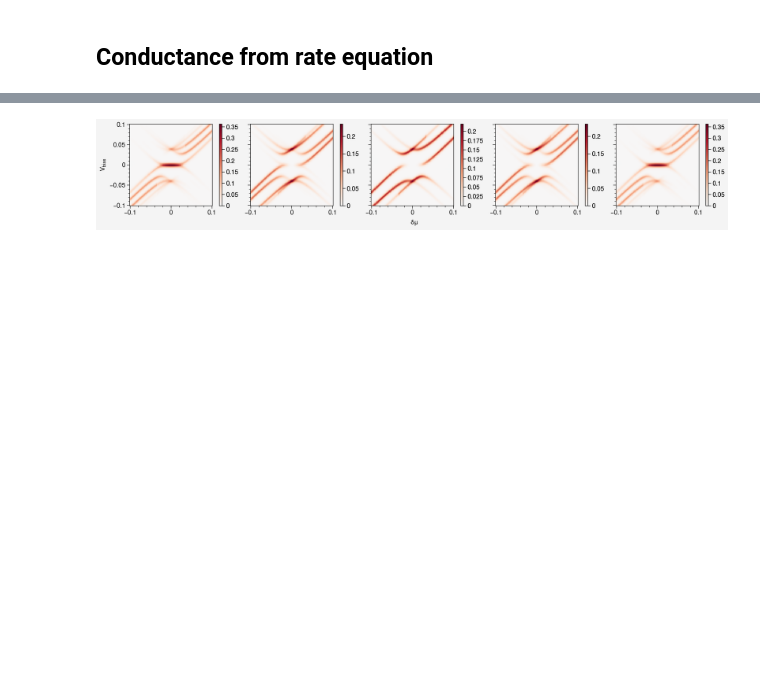
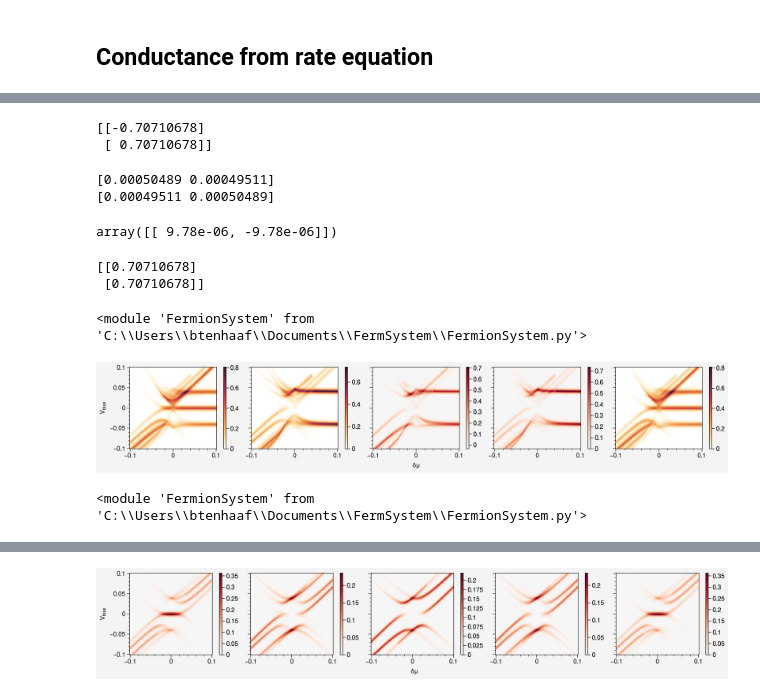
Before and after one commit to SebasRoelofs/KitaevTool, a Jupyter notebook: Introduction.ipynb, the cells around one changed output, grey strips where cells are left out. Cells and saved outputs as stored; diff of their text form; code cells hidden in the pictures; blank space fills up the shorter version.

```diff
--- a/Introduction.ipynb
+++ b/Introduction.ipynb
@@ -303,0 +357,61 @@ for i in range(N):
+# %%
+flipped = np.array([-1,-1])@Gamma_total
+norm = np.array([1,1])@(Gamma_total.T)
+
+solve = np.array([flipped-norm])
+
+V = scp.linalg.null_space(solve)
+print(V)
+# %% [output]
+[[-0.70710678]
+ [ 0.70710678]]
+# %%
+print(flipped)
+print(norm)
+# %% [output]
+[0.00050489 0.00049511]
+[0.00049511 0.00050489]
+# %%
+np.array([flipped-norm])
+# %% [output]
+array([[ 9.78e-06, -9.78e-06]])
+# %%
+Gamma_transp = Gamma_total.T
+
+
+V = scp.linalg.null_space((np.array([flipped-norm])))
+print(V)
+# %% [output]
+[[0.70710678]
+ [0.70710678]]
+# %%
+reload(fst)
+# %% [output]
+<module 'FermionSystem' from 'C:\\Users\\btenhaaf\\Documents\\FermSystem\\FermionSystem.py'>
+# %%
+N = 5
+H_params = {
+    'd_dd': [20e-3]*(N-1),'d_uu': [20e-3]*(N-1),'d_ud': [0]*(N-1),'d_du': [0]*(N-1),
+    't_dd': [20e-3]*(N-1),'t_uu': [20e-3]*(N-1),'t_ud': [0]*(N-1),'t_du': [0]*(N-1),
+    'mu': [0]*N,'Ez': [0]*N,'U': [0]*N,
+}
+
+lead_params = {
+    'gammas': [0.001]*N,
+    'kBT':0.002,
+    'dV':0.001
+}
+
+chain = kt.make_kitaev_chain(N, H_params, Ez_inf = False, U_inf=True, make_arrays=True, sparse_function=hamiltonian_matvec) # shortcut for the Kitaev chain construction
+vary_params = [f'mu_d_{i}' for i in range(N)]
+param_range = np.linspace(-100e-3,100e-3,100)
+bias_range = np.linspace(-100e-3,100e-3,100)
+
+## When getting conductance, can truncate the number of eigenvectors to pass to the rate equation (given by n_values)
+Gs = kt.conductance_spectrum(chain, vary_params, param_range,bias_range, sites = [i for i in range(N)], lead_params =  lead_params, plot=True, method='linalg', n_values = 30)
+# %% [output]
+[figure, added]
+# %%
+reload(fst)
+# %% [output]
+<module 'FermionSystem' from 'C:\\Users\\btenhaaf\\Documents\\FermSystem\\FermionSystem.py'>
```
Also changed, not shown: parts of 17 cells of this notebook, 2 other files.
